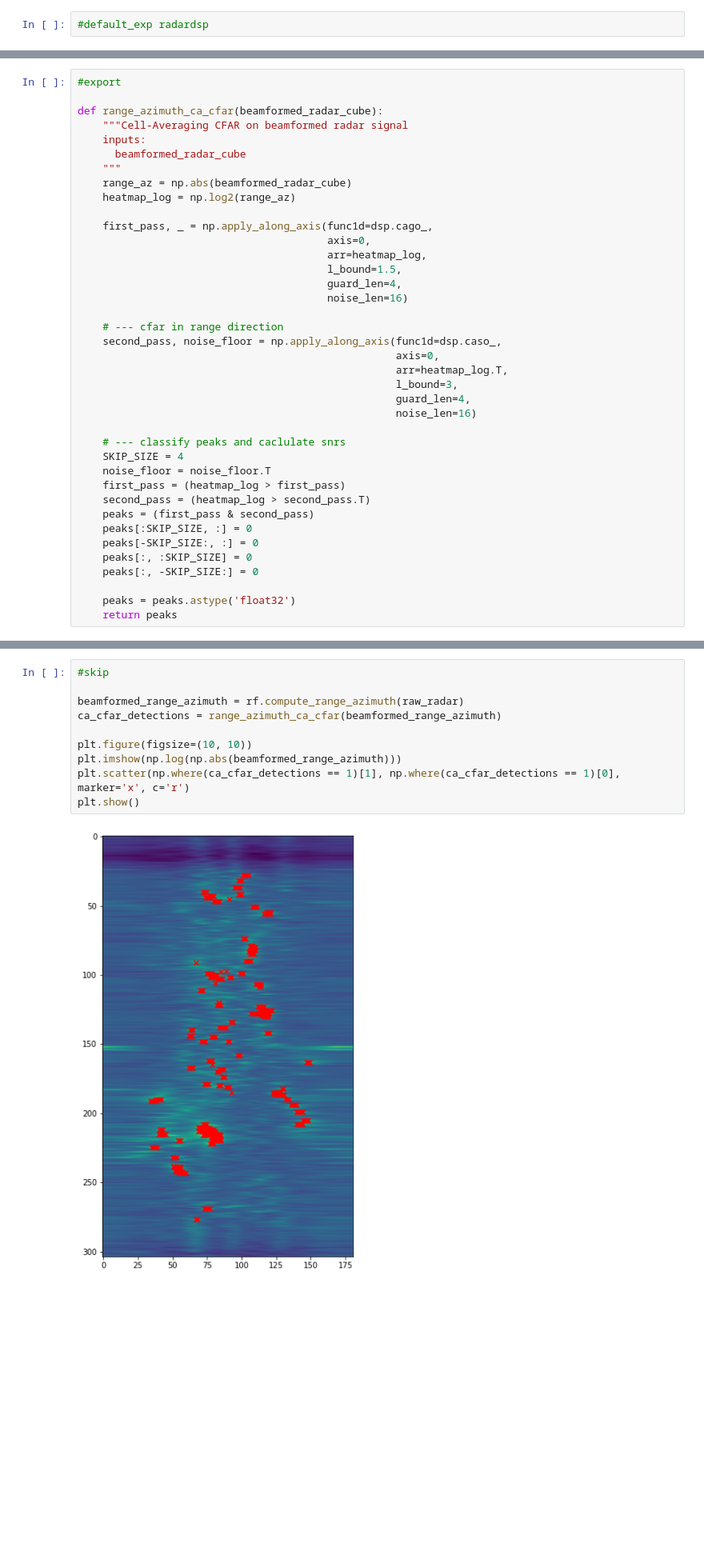
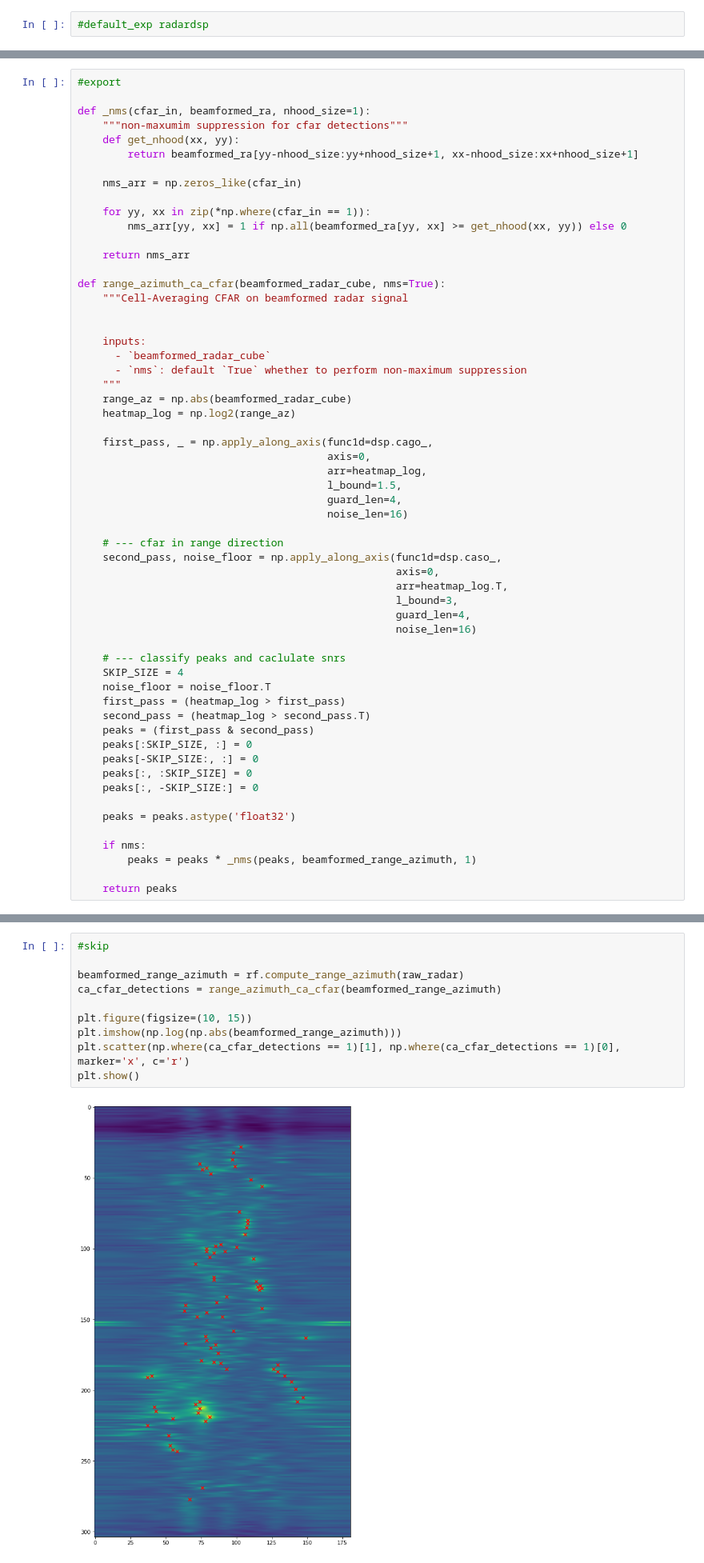
Before and after one commit to moodoki/radical_sdk, a Jupyter notebook: nbs/01_radardsp.ipynb, the cells around one changed output, grey strips where cells are left out. Shown at 80% size. Saved outputs shown, nothing was run; the diff lists cells and outputs as text; blank space fills up the shorter version.

Commit message:
default apply nms for cfar

```diff
--- a/nbs/01_radardsp.ipynb
+++ b/nbs/01_radardsp.ipynb
@@ -15,10 +15,25 @@ from mmwave import dsp
 # %%
 #export
 
-def range_azimuth_ca_cfar(beamformed_radar_cube):
+def _nms(cfar_in, beamformed_ra, nhood_size=1):
+    """non-maxumim suppression for cfar detections"""
+    def get_nhood(xx, yy):
+        return beamformed_ra[yy-nhood_size:yy+nhood_size+1, xx-nhood_size:xx+nhood_size+1]
+
+    nms_arr = np.zeros_like(cfar_in)
+
+    for yy, xx in zip(*np.where(cfar_in == 1)):
+        nms_arr[yy, xx] = 1 if np.all(beamformed_ra[yy, xx] >= get_nhood(xx, yy)) else 0
+
+    return nms_arr
+
+def range_azimuth_ca_cfar(beamformed_radar_cube, nms=True):
     """Cell-Averaging CFAR on beamformed radar signal
+
+
     inputs:
-      beamformed_radar_cube
+      - `beamformed_radar_cube`
+      - `nms`: default `True` whether to perform non-maximum suppression
     """
     range_az = np.abs(beamformed_radar_cube)
     heatmap_log = np.log2(range_az)
@@ -50,4 +65,8 @@ def range_azimuth_ca_cfar(beamformed_radar_cube):
     peaks[:, -SKIP_SIZE:] = 0
 
     peaks = peaks.astype('float32')
+
+    if nms:
+        peaks = peaks * _nms(peaks, beamformed_range_azimuth, 1)
+
     return peaks
@@ -70,12 +89,12 @@ raw_radar = next(iter(data))[0]
 # %%
 #skip
 
 beamformed_range_azimuth = rf.compute_range_azimuth(raw_radar)
 ca_cfar_detections = range_azimuth_ca_cfar(beamformed_range_azimuth)
 
-plt.figure(figsize=(10, 10))
+plt.figure(figsize=(10, 15))
 plt.imshow(np.log(np.abs(beamformed_range_azimuth)))
 plt.scatter(np.where(ca_cfar_detections == 1)[1], np.where(ca_cfar_detections == 1)[0], marker='x', c='r')
 plt.show()
 # %% [output]
-[figure, old version]
+[figure, new version]
```
Also changed, not shown: parts of 3 cells of this notebook, 2 other files.
